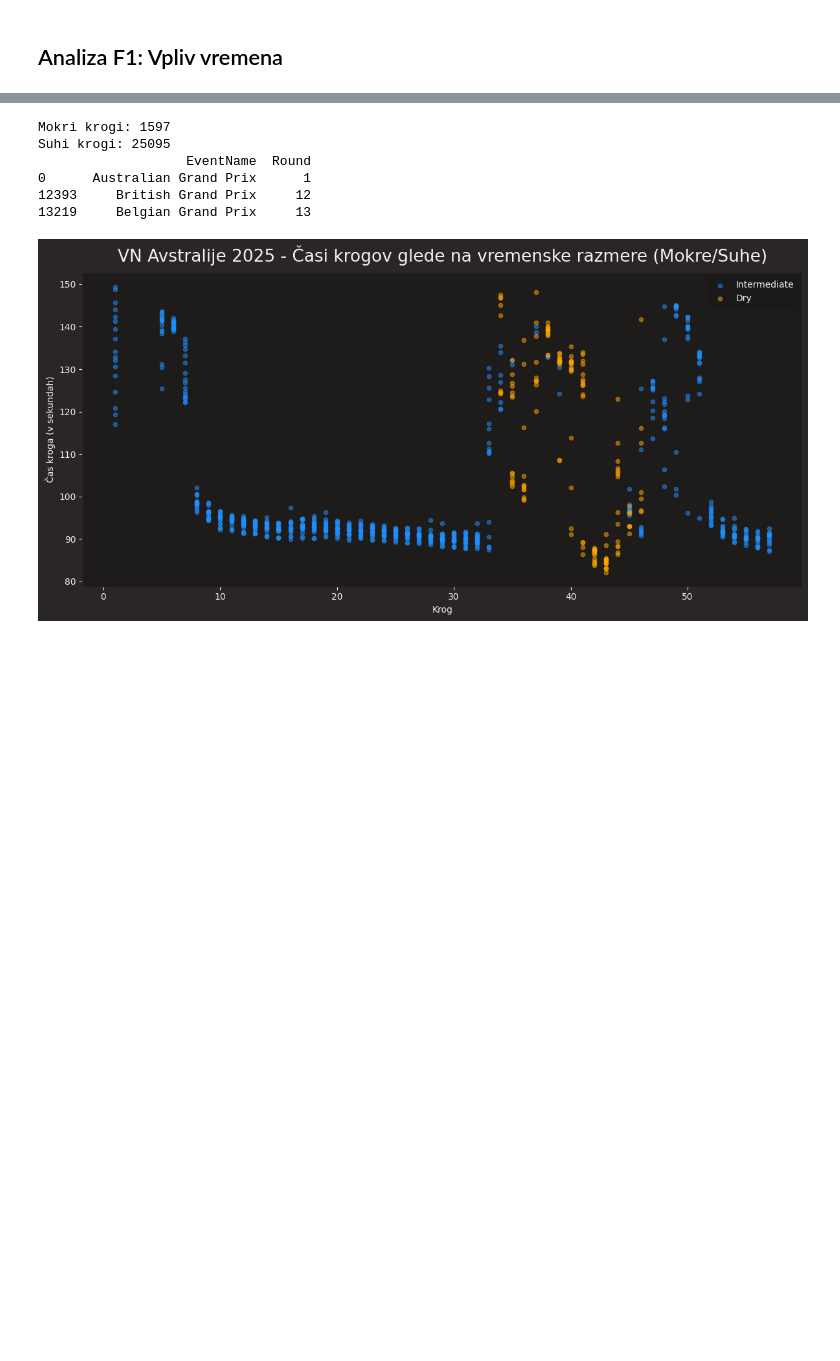
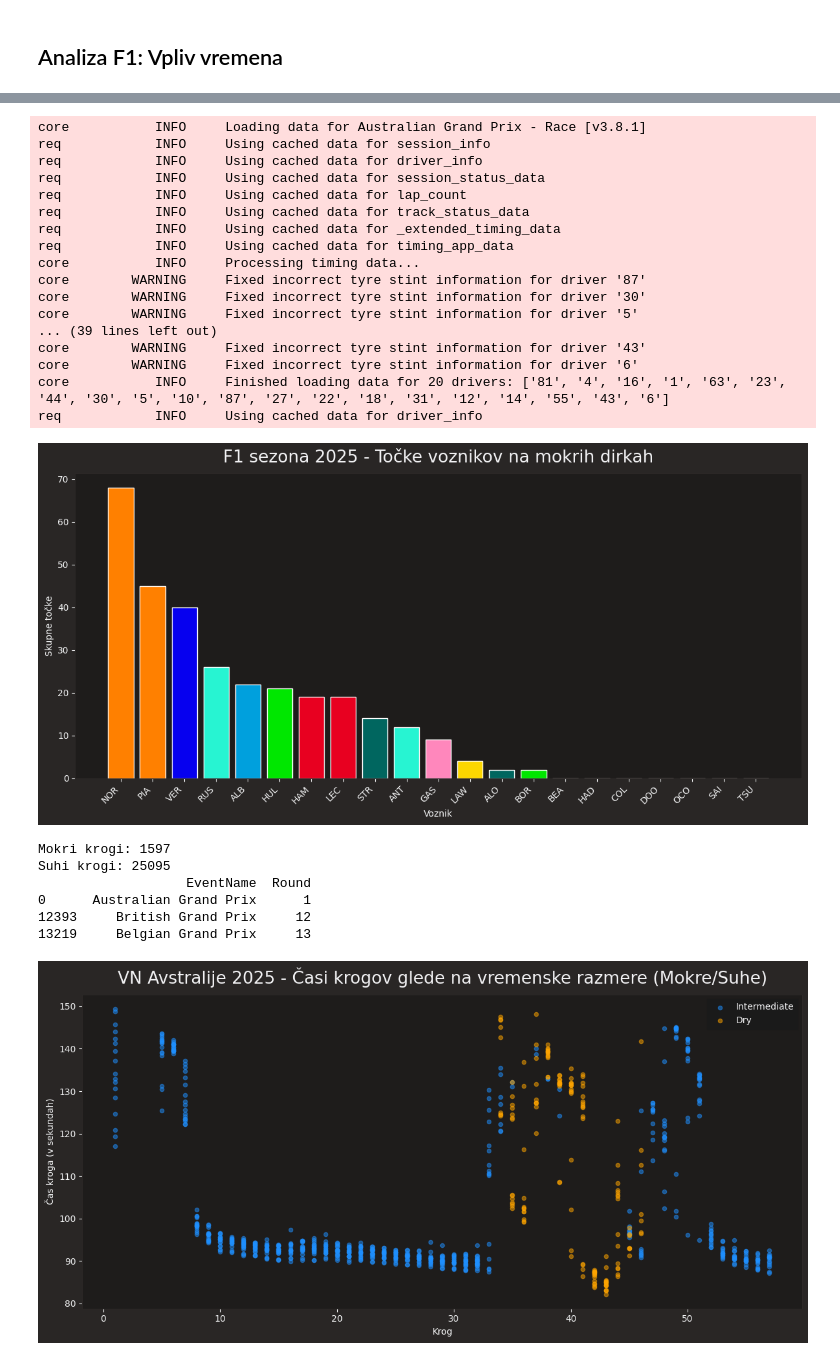
Before and after one commit to matic-zakelj/PR2610, a Jupyter notebook: vreme.ipynb, the cells around one changed output, grey strips where cells are left out. Saved outputs shown, nothing was run; the diff lists cells and outputs as text; code cells hidden in the pictures; blank space fills up the shorter version.

Commit message:
seštevek točk, ki jih vozniki dobijo na wet dirkah

```diff
--- a/vreme.ipynb
+++ b/vreme.ipynb
@@ -151,4 +111,63 @@ plt.show()
 [figure]
+# %%
+# Točke voznikov na mokrih dirkah
+wet_race_names = ['Australian Grand Prix', 'British Grand Prix', 'Belgian Grand Prix']
+
+wet_race_results = []
+for race_name in wet_race_names:
+    try:
+        round_num = df[df['EventName'] == race_name]['Round'].iloc[0]
+        session = fastf1.get_session(2025, int(round_num), 'R')
+        session.load(telemetry=False, weather=False, messages=False)
+        results = session.results[['Abbreviation', 'Points']].copy()
+        results['EventName'] = race_name
+        wet_race_results.append(results)
+    except Exception as e:
+        print(f"Skipping {race_name}: {e}")
+
+wet_results_df = pd.concat(wet_race_results, ignore_index=True)
+
+# Seštej točke po voznikih
+wet_points = wet_results_df.groupby('Abbreviation')['Points'].sum().reset_index()
+wet_points.columns = ['Driver', 'TotalPoints']
+wet_points = wet_points.sort_values('TotalPoints', ascending=False)
+
+fig, ax = plt.subplots(figsize=(12, 6))
+
+colors_driver = []
+for driver in wet_points['Driver']:
+    try:
+        style = fastf1.plotting.get_driver_style(driver, ['color'], session)
+        colors_driver.append(style['color'])
+    except:
+        colors_driver.append('#808080')
+
+ax.bar(wet_points['Driver'], wet_points['TotalPoints'], color=colors_driver, edgecolor='white')
+ax.set_xlabel('Voznik')
+ax.set_ylabel('Skupne točke')
+ax.set_title('F1 sezona 2025 - Točke voznikov na mokrih dirkah')
+plt.xticks(rotation=45, ha='right')
+plt.tight_layout()
+plt.show()
+# %% [output]
+core           INFO     Loading data for Australian Grand Prix - Race [v3.8.1]
+req            INFO     Using cached data for session_info
+req            INFO     Using cached data for driver_info
+req            INFO     Using cached data for session_status_data
+req            INFO     Using cached data for lap_count
+req            INFO     Using cached data for track_status_data
+req            INFO     Using cached data for _extended_timing_data
+req            INFO     Using cached data for timing_app_data
+core           INFO     Processing timing data...
+core        WARNING     Fixed incorrect tyre stint information for driver '87'
+core        WARNING     Fixed incorrect tyre stint information for driver '30'
+core        WARNING     Fixed incorrect tyre stint information for driver '5'
+... (39 lines left out)
+core        WARNING     Fixed incorrect tyre stint information for driver '43'
+core        WARNING     Fixed incorrect tyre stint information for driver '6'
+core           INFO     Finished loading data for 20 drivers: ['81', '4', '16', '1', '63', '23', '44', '30', '5', '10', '87', '27', '22', '18', '31', '12', '14', '55', '43', '6']
+req            INFO     Using cached data for driver_info
+[figure, added]
 # %%
 # Preverimo katere dirke so bile deževne
 print(f"Mokri krogi: {len(wet_laps)}")
```
Also changed, not shown: parts of 2 cells of this notebook.
